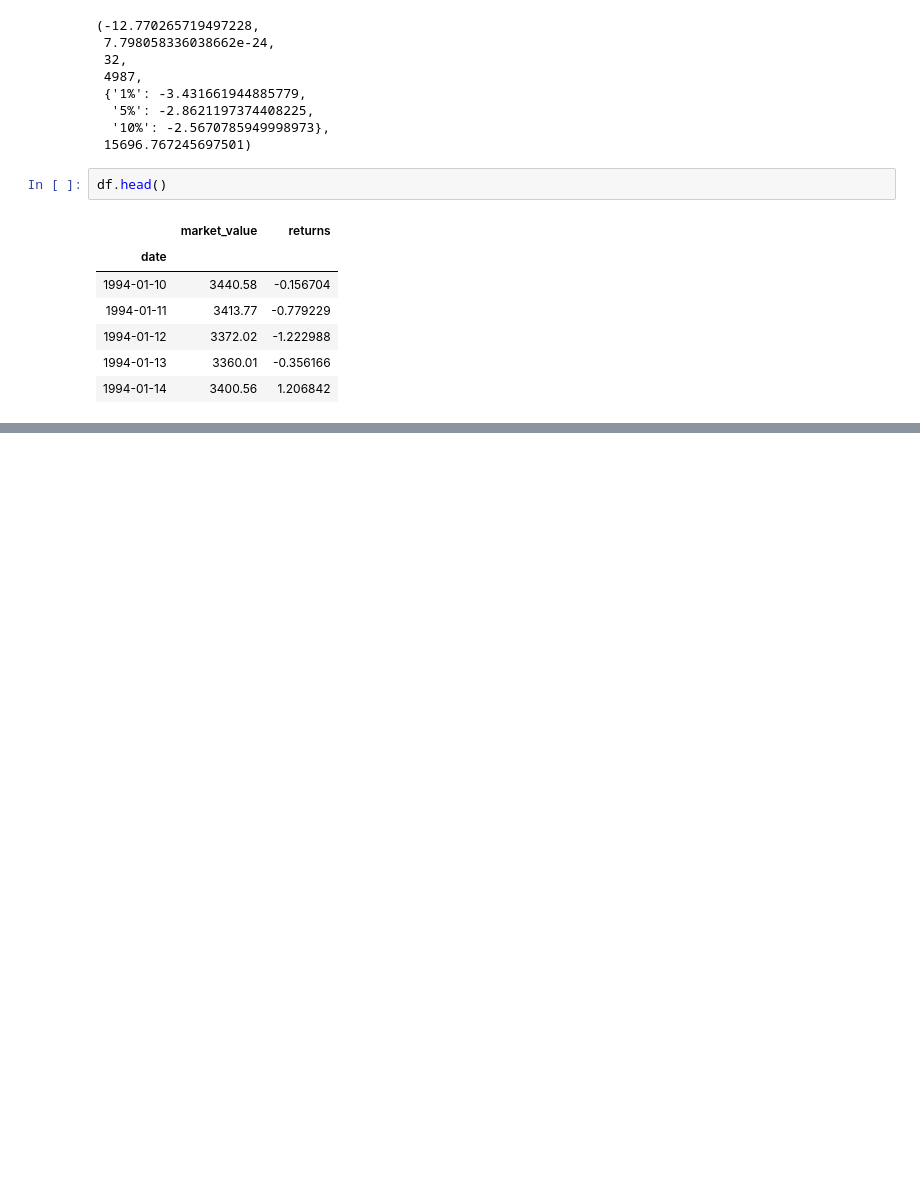
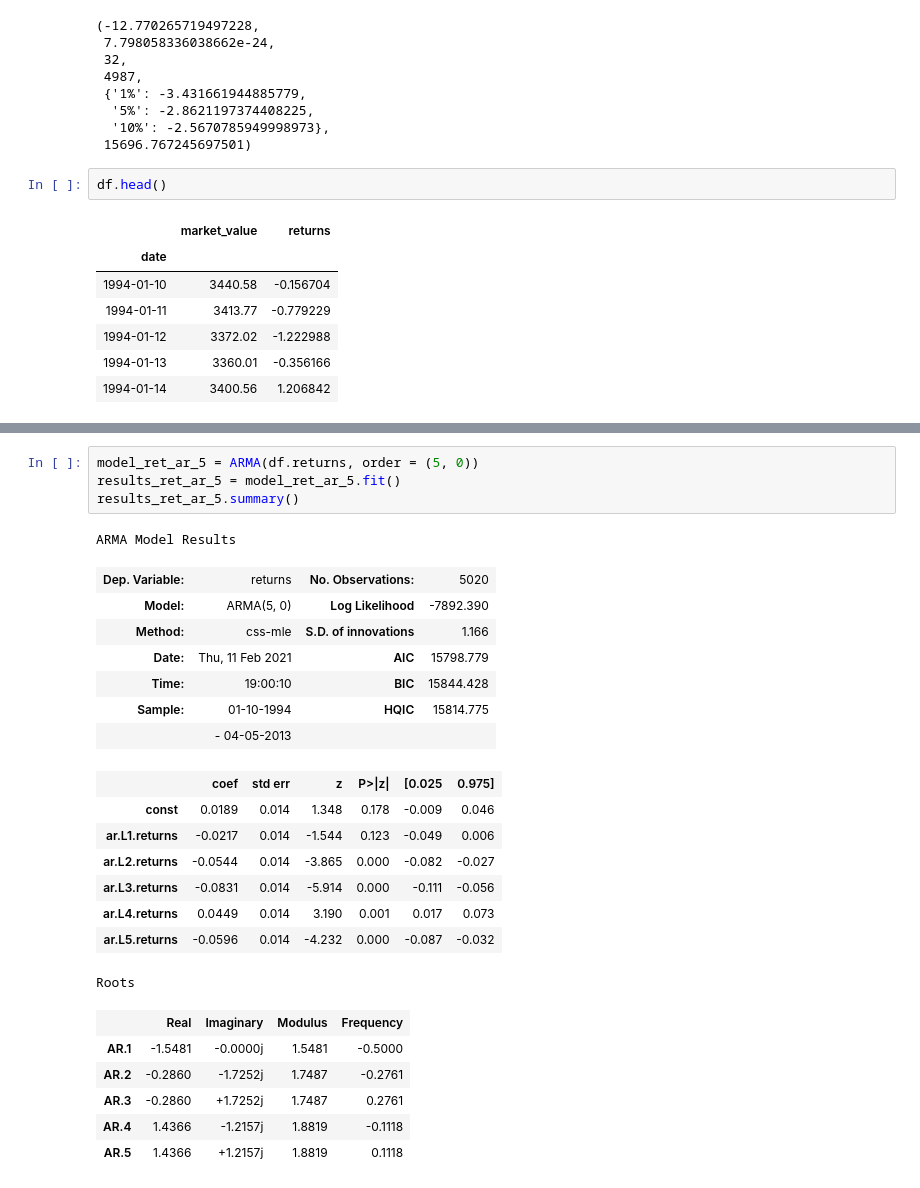
Before and after one commit to pauloteixeirajr/time-series-python, a Jupyter notebook: Modeling Autoregression The AR Model.ipynb, the cells around one changed output, grey strips where cells are left out. Drawn from its saved outputs; the diff is of its cells as text; blank space fills up the shorter version.

```diff
--- a/Modeling Autoregression The AR Model.ipynb
+++ b/Modeling Autoregression The AR Model.ipynb
@@ -233,0 +342,27 @@ df.head()
+# %%
+model_ret_ar_5 = ARMA(df.returns, order = (5, 0))
+results_ret_ar_5 = model_ret_ar_5.fit()
+results_ret_ar_5.summary()
+# %% [output]
+ARMA Model Results
+| Dep. Variable: | returns | No. Observations: | 5020 |
+| Model: | ARMA(5, 0) | Log Likelihood | -7892.390 |
+| Method: | css-mle | S.D. of innovations | 1.166 |
+| Date: | Thu, 11 Feb 2021 | AIC | 15798.779 |
+| Time: | 19:00:10 | BIC | 15844.428 |
+| Sample: | 01-10-1994 | HQIC | 15814.775 |
+|  | - 04-05-2013 |  |  |
+|  | coef | std err | z | P>|z| | [0.025 | 0.975] |
+| const | 0.0189 | 0.014 | 1.348 | 0.178 | -0.009 | 0.046 |
+| ar.L1.returns | -0.0217 | 0.014 | -1.544 | 0.123 | -0.049 | 0.006 |
+| ar.L2.returns | -0.0544 | 0.014 | -3.865 | 0.000 | -0.082 | -0.027 |
+| ar.L3.returns | -0.0831 | 0.014 | -5.914 | 0.000 | -0.111 | -0.056 |
+| ar.L4.returns | 0.0449 | 0.014 | 3.190 | 0.001 | 0.017 | 0.073 |
+| ar.L5.returns | -0.0596 | 0.014 | -4.232 | 0.000 | -0.087 | -0.032 |
+Roots
+|  | Real | Imaginary | Modulus | Frequency |
+| AR.1 | -1.5481 | -0.0000j | 1.5481 | -0.5000 |
+| AR.2 | -0.2860 | -1.7252j | 1.7487 | -0.2761 |
+| AR.3 | -0.2860 | +1.7252j | 1.7487 | 0.2761 |
+| AR.4 | 1.4366 | -1.2157j | 1.8819 | -0.1118 |
+| AR.5 | 1.4366 | +1.2157j | 1.8819 | 0.1118 |
```
Also changed, not shown: parts of 12 cells of this notebook.
